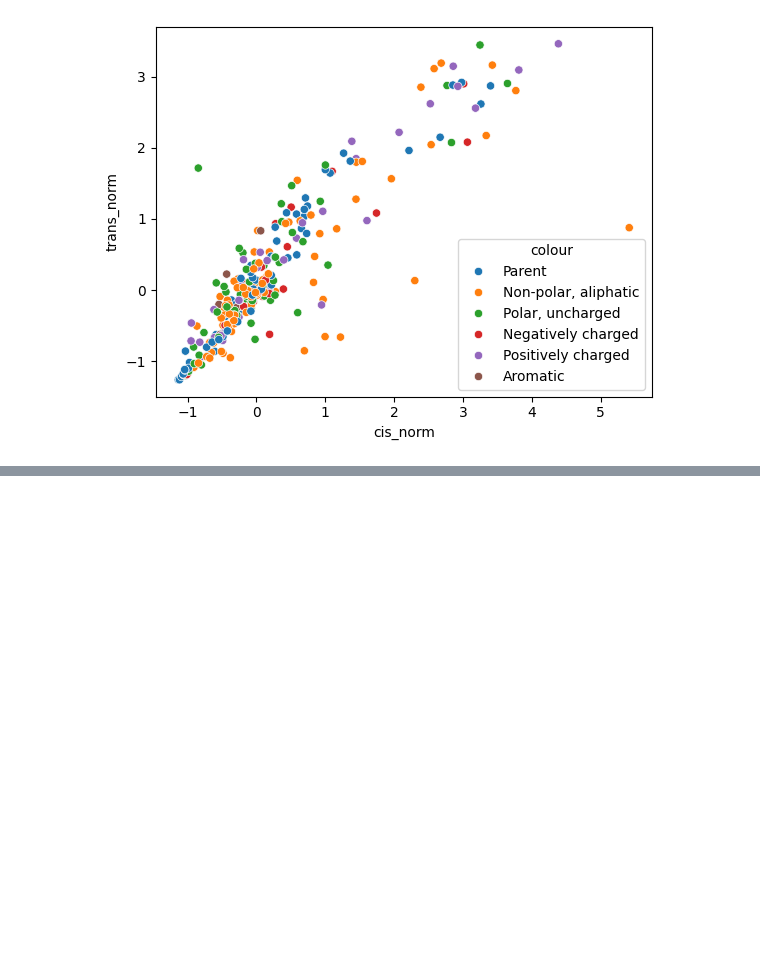
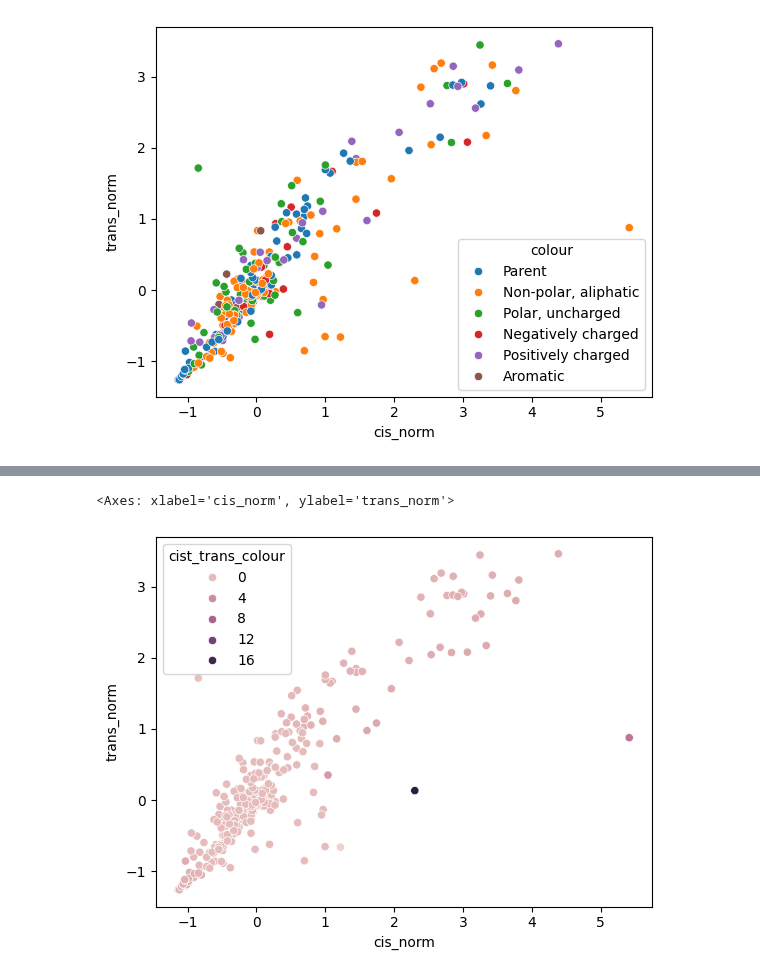
Before and after one commit to fhalab/LevSeq, a Jupyter notebook: manucript/notebooks/Ape AGW/Summary Stats.ipynb, the cells around one changed output, grey strips where cells are left out. Cells and saved outputs as stored; diff of their text form; code cells hidden in the pictures; blank space fills up the shorter version.

```diff
--- a/manucript/notebooks/Ape AGW/Summary Stats.ipynb
+++ b/manucript/notebooks/Ape AGW/Summary Stats.ipynb
@@ -348,0 +358,7 @@ sns.scatterplot(single_variant_df, x='cis_norm', y='trans_norm', hue='colour')
+# %%
+single_variant_df['cist_trans_colour'] = [c/t if (abs(c) > 1 or abs(t) > 1)  else 0 for c, t in single_variant_df[['cis_norm', 'trans_norm']].values] #single_variant_df['cis_norm'].values/single_variant_df['trans_norm'].values
+
+sns.scatterplot(single_variant_df, x='cis_norm', y='trans_norm', hue='cist_trans_colour')
+# %% [output]
+<Axes: xlabel='cis_norm', ylabel='trans_norm'>
+[figure, added]
```
Also changed, not shown: parts of 11 cells of this notebook, 1 other file.
